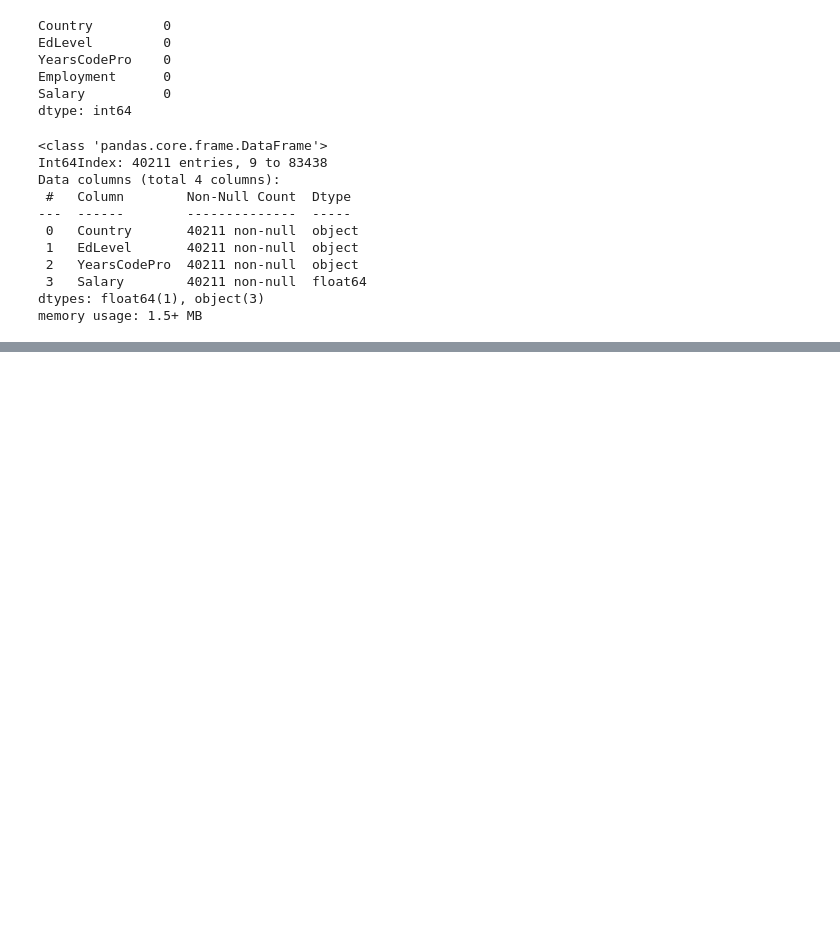
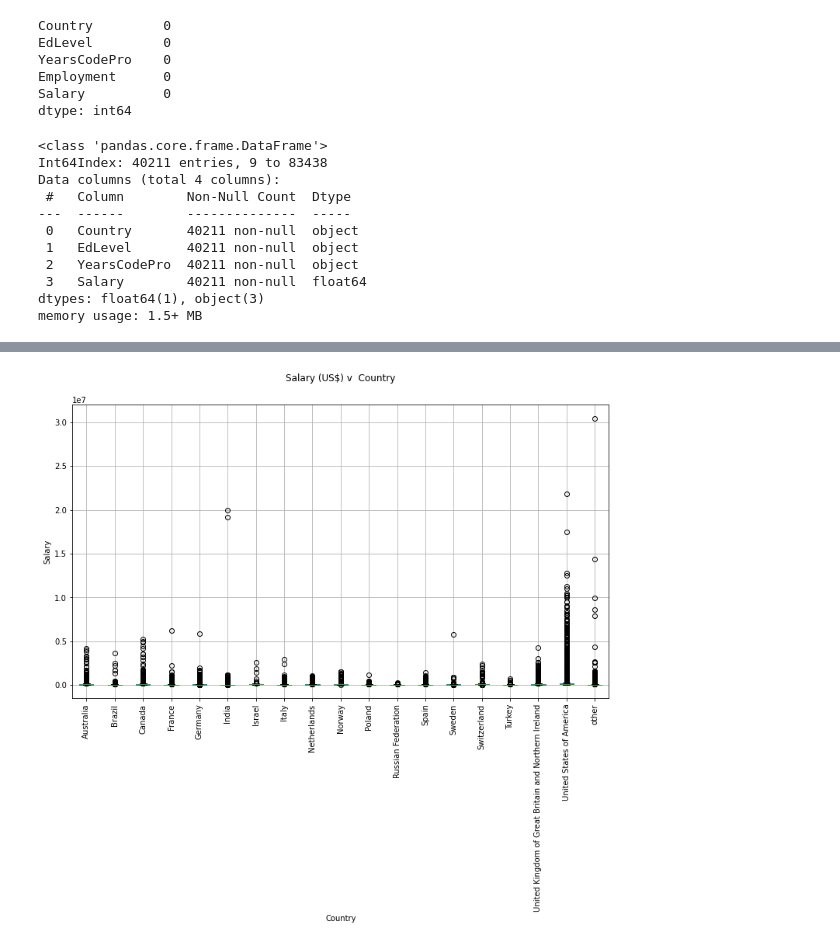
Before and after one commit to nypasha1928/ML_App_SalaryPrediction2021, a Jupyter notebook: SalaryPrediction.ipynb, the cells around one changed output, grey strips where cells are left out. Saved outputs shown, nothing was run; the diff lists cells and outputs as text; code cells hidden in the pictures; blank space fills up the shorter version.

Commit message:
SalaryPrediction

```diff
--- a/SalaryPrediction.ipynb
+++ b/SalaryPrediction.ipynb
@@ -85,0 +102,18 @@ memory usage: 1.5+ MB
+# %%
+#  Make the 'Country' value_counts gathered under others so we could get more
+#  effective accuracy for training data.
+def shorten_categories (categories , cutoff):
+    categorical_map = {}
+    for i in range(len(categories)):
+        if categories.values[i]>= cutoff:
+            categorical_map[categories.index[i]] = categories.index[i]
+        else:
+            categorical_map[categories.index[i]] = 'other'
+    return categorical_map
+# %%
+# Excute the shorten_categories value
+country_map = shorten_categories(df.Country.value_counts(), 400)
+# Change the df to df['Country'] and itterate threw the df 'country_map'.
+df['Country'] = df['Country'].map(country_map)
+#  check value _counts()
+df.Country.value_counts()
@@ -85,0 +141,13 @@ memory usage: 1.5+ MB
+# %%
+#  inspect the salary renage and for this we to plot the salary against the Country.
+#  using box  plot , the green area is the medain area wgich has the most info we need .
+#  The black dots is the outliers.
+fig, ax = plt.subplots( 1,1 ,figsize = (12, 7))
+df.boxplot('Salary', 'Country', ax=ax)
+plt.suptitle('Salary (US$) v  Country')
+plt.title('')
+plt.ylabel('Salary')
+plt.xticks(rotation=90)
+plt.show()
+# %% [output]
+[figure, added]
```
Also changed, not shown: parts of 10 cells of this notebook.
